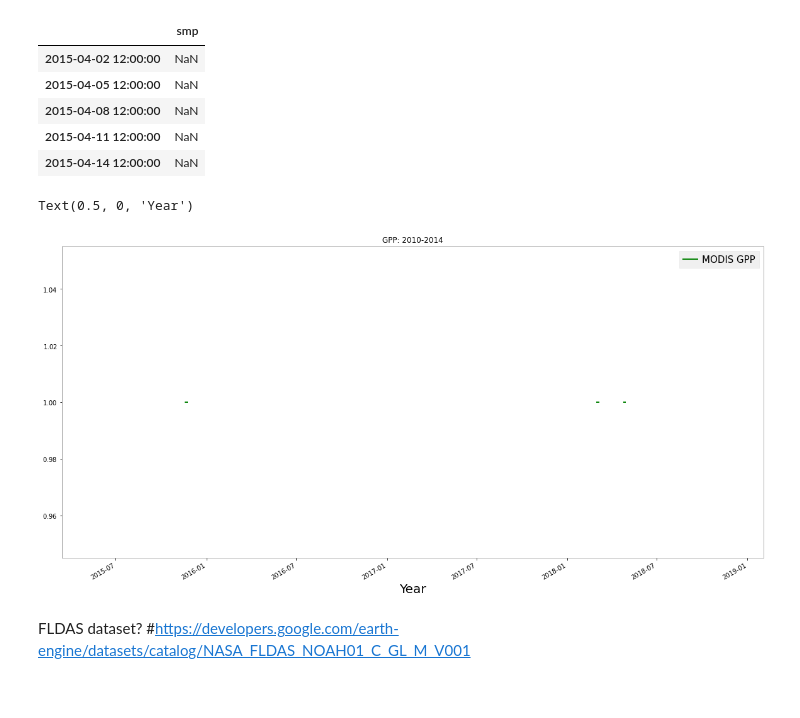
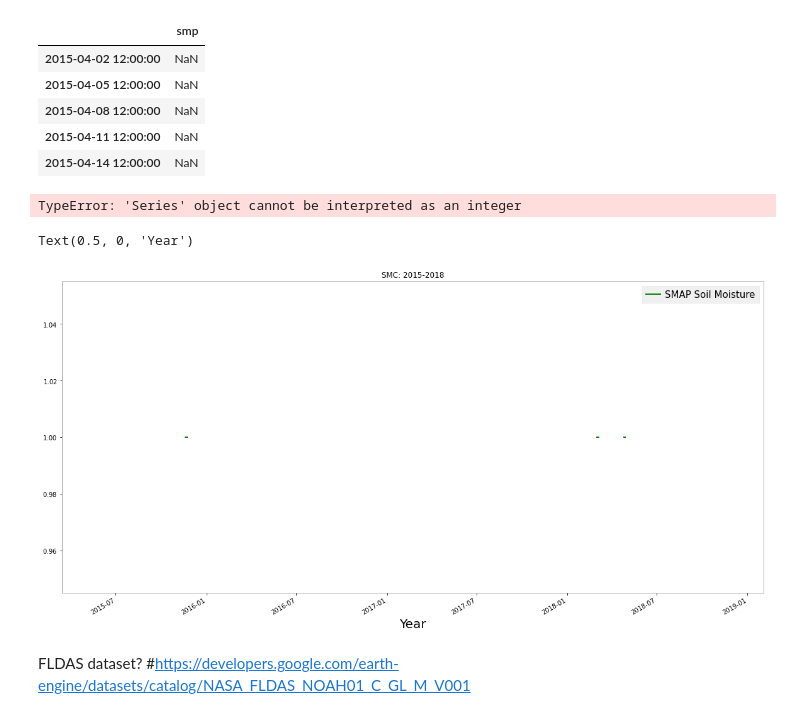
Before and after one commit to FASSt-simulation/fasst_simulation_tools, a Jupyter notebook: notebooks/ngeearctic/plot_ELM_vs_GEE_data.ipynb, the cells around one changed output. Cells and saved outputs as stored; diff of their text form; code cells hidden in the pictures.

```diff
--- a/notebooks/ngeearctic/plot_ELM_vs_GEE_data.ipynb
+++ b/notebooks/ngeearctic/plot_ELM_vs_GEE_data.ipynb
@@ -544,17 +563,21 @@ plt.show()
 
 ### Comparing with SMAP soil moisture data. Unfortunetaly the time frames dont match but we can still use SMAP data to evaluate averate ELM profiles
 # %%
-# Run the extract function - YEARS DONT MATCH!!
+# Run the extract function
 latitude = lat
 longitude = lon
 start_date = '2015-01-01'
-end_date = '2018-12-31'
+end_date = '2020-12-31'
 product = 'NASA_USDA/HSL/SMAP10KM_soil_moisture'
 
 # Extract data and obtain pd.DataFrame
 band = 'smp'
 scale_factor = 1.0
 smap_smp = extract_time_series(latitude,longitude,start_date,end_date,product,band,scale_factor)
+
+band = 'ssm'
+scale_factor = 1.0
+smap_ssm = extract_time_series(latitude,longitude,start_date,end_date,product,band,scale_factor)
 # %%
 smap_smp.head()
 # %% [output]
@@ -564,3 +587,8 @@ smap_smp.head()
 | 2015-04-08 12:00:00 | NaN |
 | 2015-04-11 12:00:00 | NaN |
 | 2015-04-14 12:00:00 | NaN |
+# %%
+min(smap_smp['smp'])
+max(smap_smp['smp'])
+# %% [output]
+TypeError: 'Series' object cannot be interpreted as an integer
@@ -567,16 +598,16 @@ smap_smp.head()
 # %%
-timerange=slice('2010-01-01','2014-12-31')
+timerange=slice('2015-01-01','2020-12-31')
 
 fig = plt.figure(figsize=(16, 8))
 ax = fig.add_subplot(1, 1, 1)
-smap_smp['smp'].plot(ax=ax,linestyle='-',linewidth=2,color='green',label='MODIS GPP')
+smap_smp['smp'].plot(ax=ax,linestyle='-',linewidth=2,color='green',label='SMAP Soil Moisture')
 ax.legend(fontsize=15)
-ax.set_title('GPP: 2010-2014')
+ax.set_title('SMC: 2015-2018')
 ax.set_xlabel('Year', size=20)
 #ax.set_ylabel('C flux (kg C m$^{-2}$ day$^{-1}$)', size=20)
 # %% [output]
 Text(0.5, 0, 'Year')
-[figure, old version]
+[figure, new version]
 # %% [markdown]
 FLDAS dataset?
 #https://developers.google.com/earth-engine/datasets/catalog/NASA_FLDAS_NOAH01_C_GL_M_V001
```
Also changed, not shown: parts of 36 cells of this notebook, 2 other files.
